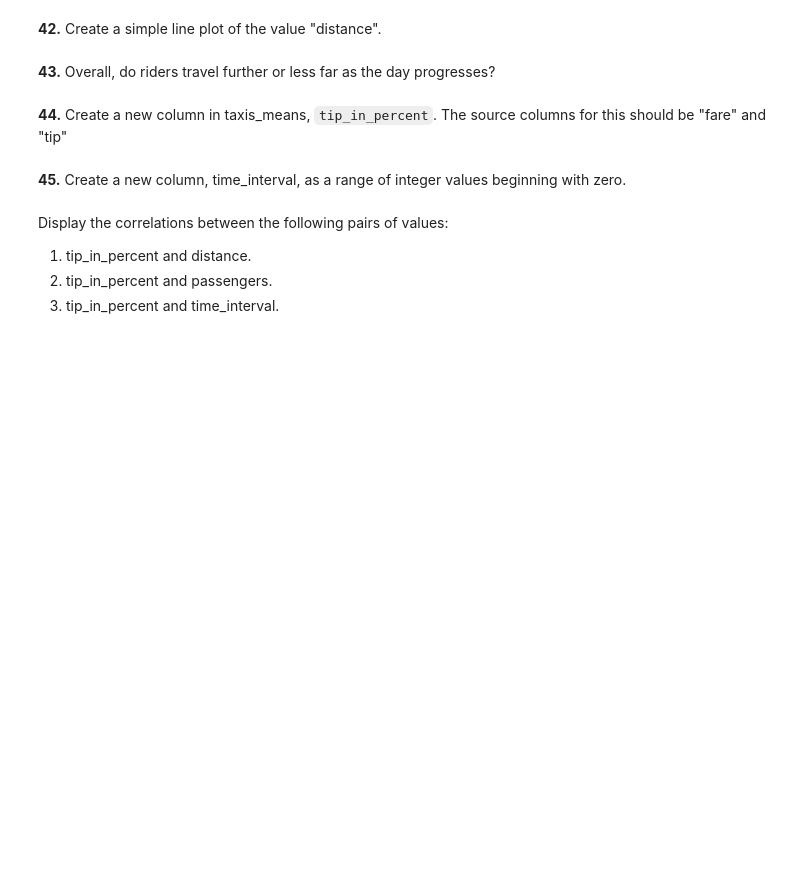
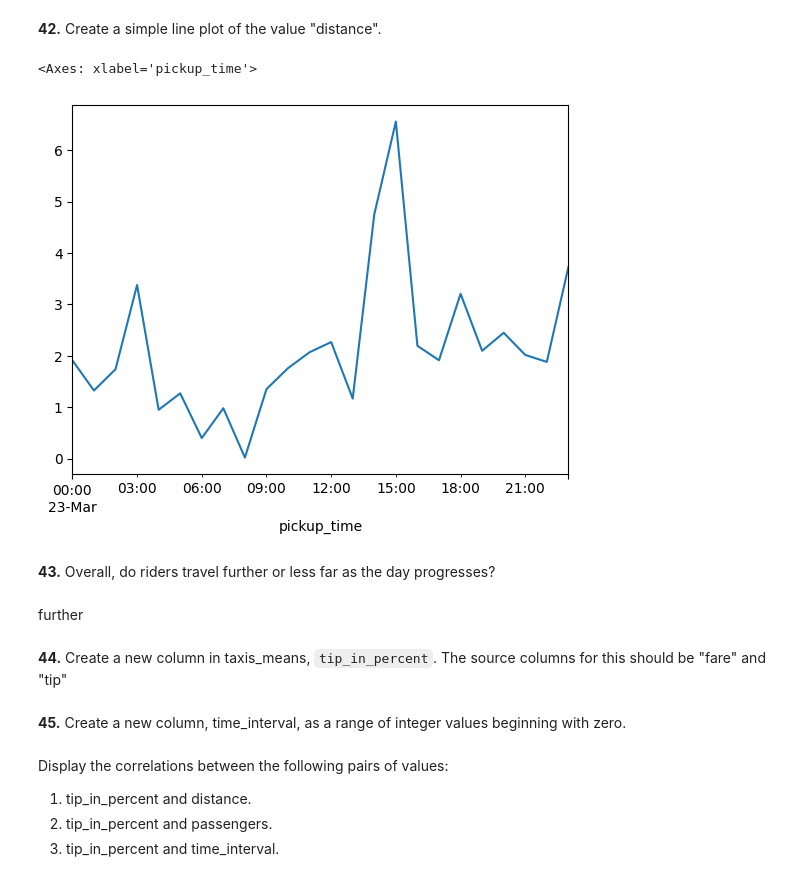
Before and after one commit to NafisNaufal/Pandas-Excersice, a Jupyter notebook: booksource/exercises/PandasExercises.ipynb, the cells around one changed output. Saved outputs shown, nothing was run; the diff lists cells and outputs as text; code cells hidden in the pictures; blank space fills up the shorter version.

````diff
--- a/booksource/exercises/PandasExercises.ipynb
+++ b/booksource/exercises/PandasExercises.ipynb
@@ -274,9 +388,21 @@ Yes, because a row series should have the columns as the index (See below):
 ## Some Exercises Using Time Series
 # %% [markdown]
 **38.** Load the taxis dataset into a DataFrame, ```taxis```.
+# %%
+taxis = sb.load_dataset('taxis')
 # %% [markdown]
 **39.** The 'pickup' column contains the date and time the customer picked up, but it's a string.  Add a column to the DataFrame, 'pickup_time', containing the value in 'pickup' as a DateTime.
+# %%
+taxis['pickup_time'] = pd.to_datetime(taxis['pickup'])
 # %% [markdown]
 **40.** We have a hypothesis that as the day goes on, the tips get higher.  We'll need to wrangle the data a bit before testing this, however.  First, now that we have a datetime column, pickup_time, create a subset of it to create a new DataFrame, taxis_one_day. This new DataFrame should have values between '2019-03-23 00:06:00' (inclusive) and '2019-03-24 00:00:00' (exlusive).
+# %%
+start_time = pd.to_datetime('2019-03-23 00:06:00')
+end_time = pd.to_datetime('2019-03-24 00:00:00')
+
+taxis_one_day = taxis[(taxis['pickup_time'] >= start_time) & (taxis['pickup_time'] < end_time)]
 # %% [markdown]
 **41.** We now have a range from morning until midnight, but we to take the mean of the numeric columns, grouped at one hour intervals.  Save the result as df_means, and display it.
+# %%
+df_means = taxis_one_day.set_index('pickup_time').resample('h').mean(numeric_only=True)
+display(df_means)
@@ -283,6 +428,13 @@ Yes, because a row series should have the columns as the index (See below):
 # %% [markdown]
 **42.** Create a simple line plot of the value "distance".
+# %%
+df_means['distance'].plot(kind='line')
+# %% [output]
+<Axes: xlabel='pickup_time'>
+[figure, added]
 # %% [markdown]
 **43.** Overall, do riders travel further or less far as the day progresses?
+# %% [markdown]
+further
 # %% [markdown]
 **44.** Create a new column in taxis_means, ```tip_in_percent```.  The source columns for this should be "fare" and "tip"
````
Also changed, not shown: parts of 18 cells of this notebook.
